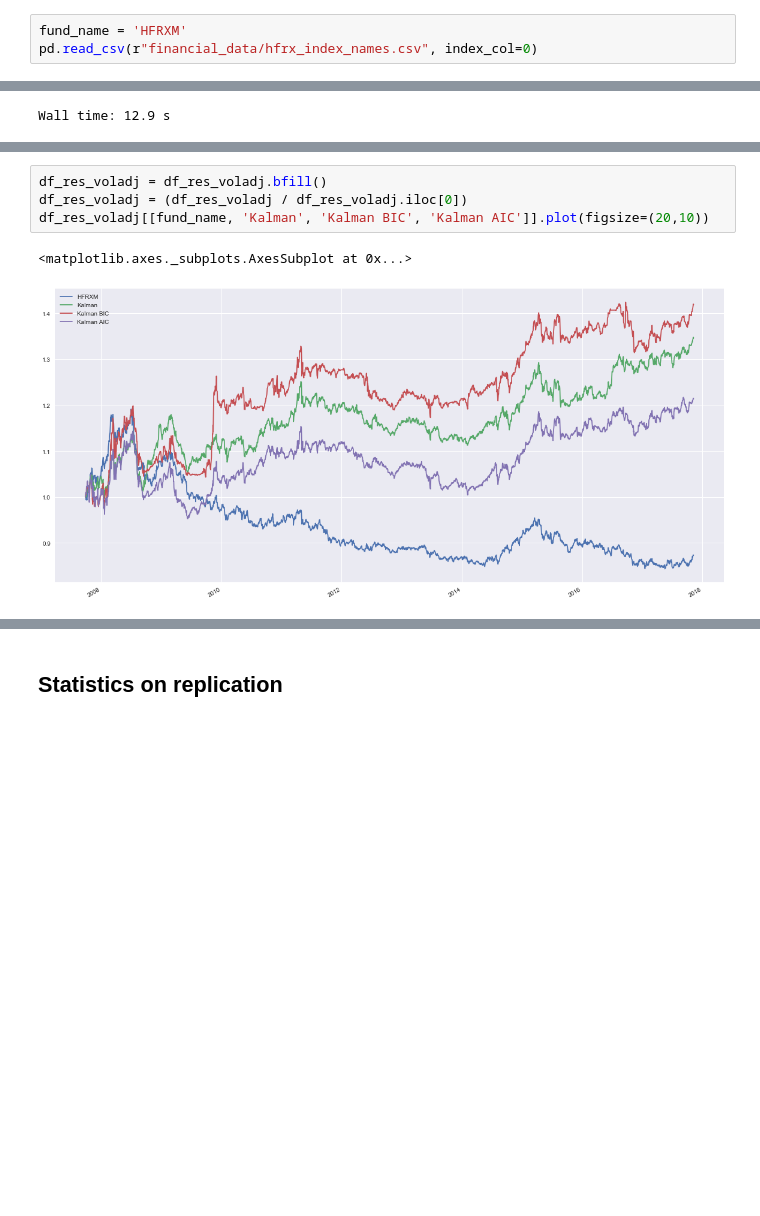
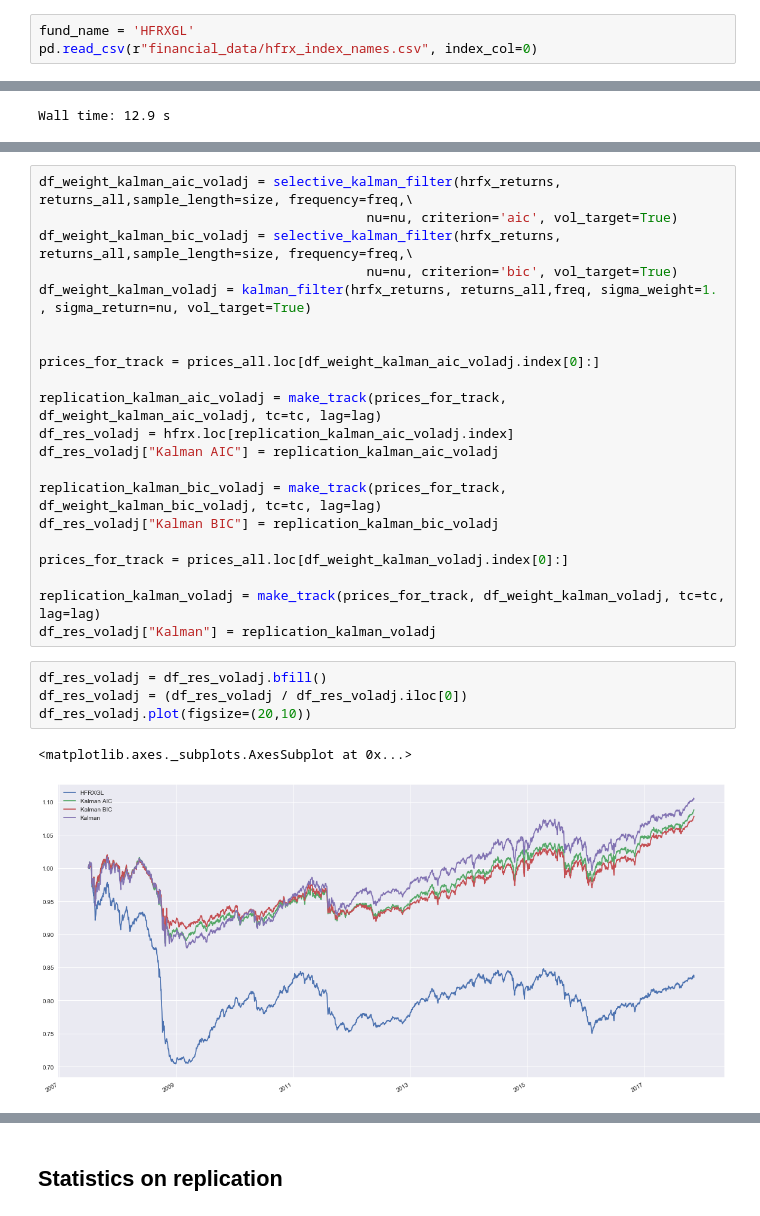
Before and after one commit to gwigniolle/Hedge-Fund-Replication, a Jupyter notebook: Replication HFRXGL.ipynb, the cells around one changed output, grey strips where cells are left out. Saved outputs shown, nothing was run; the diff lists cells and outputs as text; blank space fills up the shorter version.

```diff
--- a/Replication HFRXGL.ipynb
+++ b/Replication HFRXGL.ipynb
@@ -20,7 +20,7 @@ from hc_graph import hc_stock, hc_piechart, hc_spiderweb
 [interactive output not drawn]
 Open console to check js libs were loaded in page
 # %%
-fund_name = 'HFRXM'
+fund_name = 'HFRXGL'
 pd.read_csv(r"financial_data/hfrx_index_names.csv", index_col=0)
 # %% [output]
 |  | Full Name |
@@ -216,10 +187,31 @@ df_res_voladj["Kalman BIC"] = replication_kalman_bic_voladj
+# %%
+df_weight_kalman_aic_voladj = selective_kalman_filter(hrfx_returns, returns_all,sample_length=size, frequency=freq,\
+                                          nu=nu, criterion='aic', vol_target=True)
+df_weight_kalman_bic_voladj = selective_kalman_filter(hrfx_returns, returns_all,sample_length=size, frequency=freq,\
+                                          nu=nu, criterion='bic', vol_target=True)
+df_weight_kalman_voladj = kalman_filter(hrfx_returns, returns_all,freq, sigma_weight=1. , sigma_return=nu, vol_target=True)
+
+
+prices_for_track = prices_all.loc[df_weight_kalman_aic_voladj.index[0]:]
+
+replication_kalman_aic_voladj = make_track(prices_for_track, df_weight_kalman_aic_voladj, tc=tc, lag=lag)
+df_res_voladj = hfrx.loc[replication_kalman_aic_voladj.index]
+df_res_voladj["Kalman AIC"] = replication_kalman_aic_voladj
+
+replication_kalman_bic_voladj = make_track(prices_for_track, df_weight_kalman_bic_voladj, tc=tc, lag=lag)
+df_res_voladj["Kalman BIC"] = replication_kalman_bic_voladj
+
+prices_for_track = prices_all.loc[df_weight_kalman_voladj.index[0]:]
+
+replication_kalman_voladj = make_track(prices_for_track, df_weight_kalman_voladj, tc=tc, lag=lag)
+df_res_voladj["Kalman"] = replication_kalman_voladj
 # %%
 df_res_voladj = df_res_voladj.bfill()
 df_res_voladj = (df_res_voladj / df_res_voladj.iloc[0])
-df_res_voladj[[fund_name, 'Kalman', 'Kalman BIC', 'Kalman AIC']].plot(figsize=(20,10))
+df_res_voladj.plot(figsize=(20,10))
 # %% [output]
 <matplotlib.axes._subplots.AxesSubplot at 0x...>
-[figure, old version]
+[figure, new version]
 # %%
 df_res_volperfadj = df_res_voladj[[fund_name]].copy()
 temp = df_res_voladj.drop(fund_name, axis=1)
```
Also changed, not shown: parts of 27 cells of this notebook.
